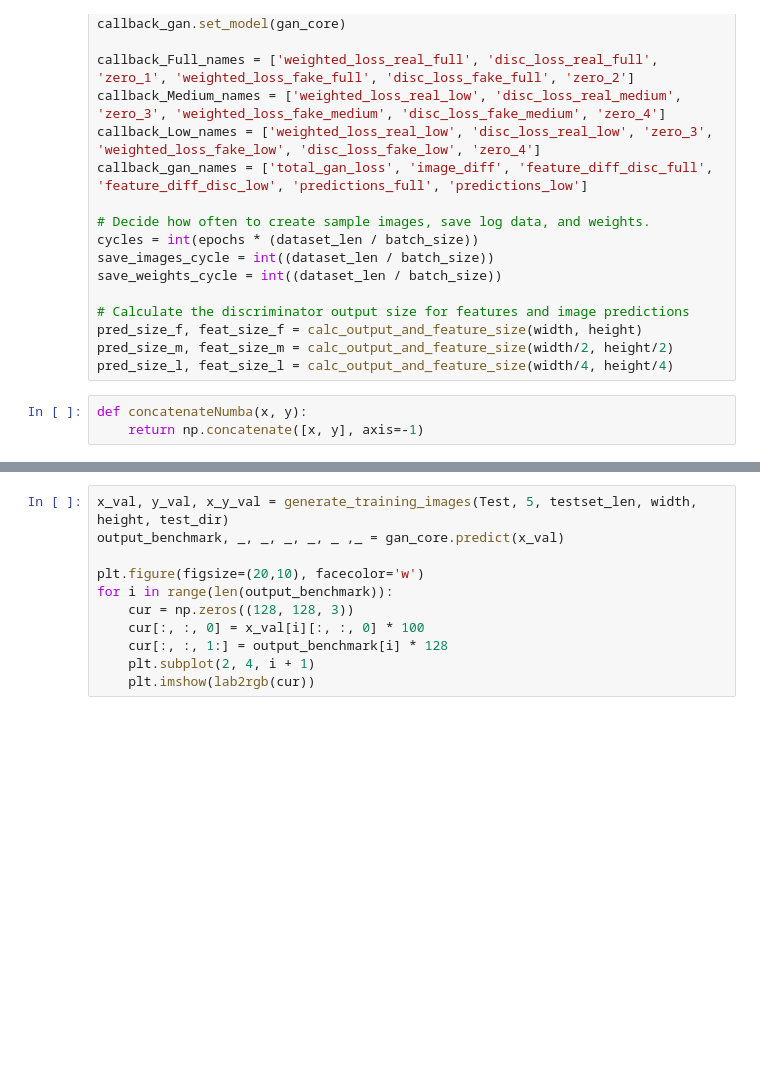
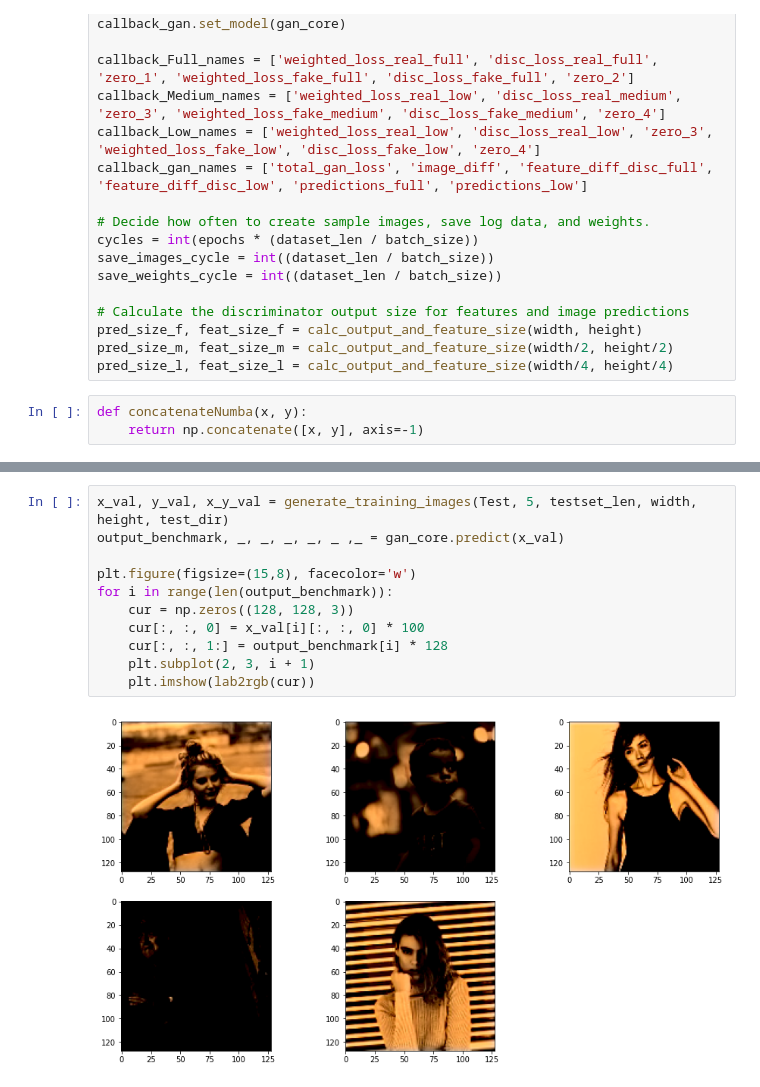
Before and after one commit to JJZHK-AI/AIKnowledgeBase, a Jupyter notebook: 03.深度学习/11.其它好玩儿的/04.给黑白片上色-GAN.ipynb, the cells around one changed output, grey strips where cells are left out. Drawn from its saved outputs; the diff is of its cells as text; blank space fills up the shorter version.

```diff
--- a/03.深度学习/11.其它好玩儿的/04.给黑白片上色-GAN.ipynb
+++ b/03.深度学习/11.其它好玩儿的/04.给黑白片上色-GAN.ipynb
@@ -279,12 +302,14 @@ for i in range(0, cycles):
 # %%
 x_val, y_val, x_y_val = generate_training_images(Test, 5, testset_len, width, height, test_dir)
 output_benchmark, _, _, _, _, _ ,_ = gan_core.predict(x_val)
 
-plt.figure(figsize=(20,10), facecolor='w')
+plt.figure(figsize=(15,8), facecolor='w')
 for i in range(len(output_benchmark)):
     cur = np.zeros((128, 128, 3))
     cur[:, :, 0] = x_val[i][:, :, 0] * 100
     cur[:, :, 1:] = output_benchmark[i] * 128
-    plt.subplot(2, 4, i + 1)
+    plt.subplot(2, 3, i + 1)
     plt.imshow(lab2rgb(cur))
+# %% [output]
+[figure, added]
 # %%
```
Also changed, not shown: parts of 3 cells of this notebook.
